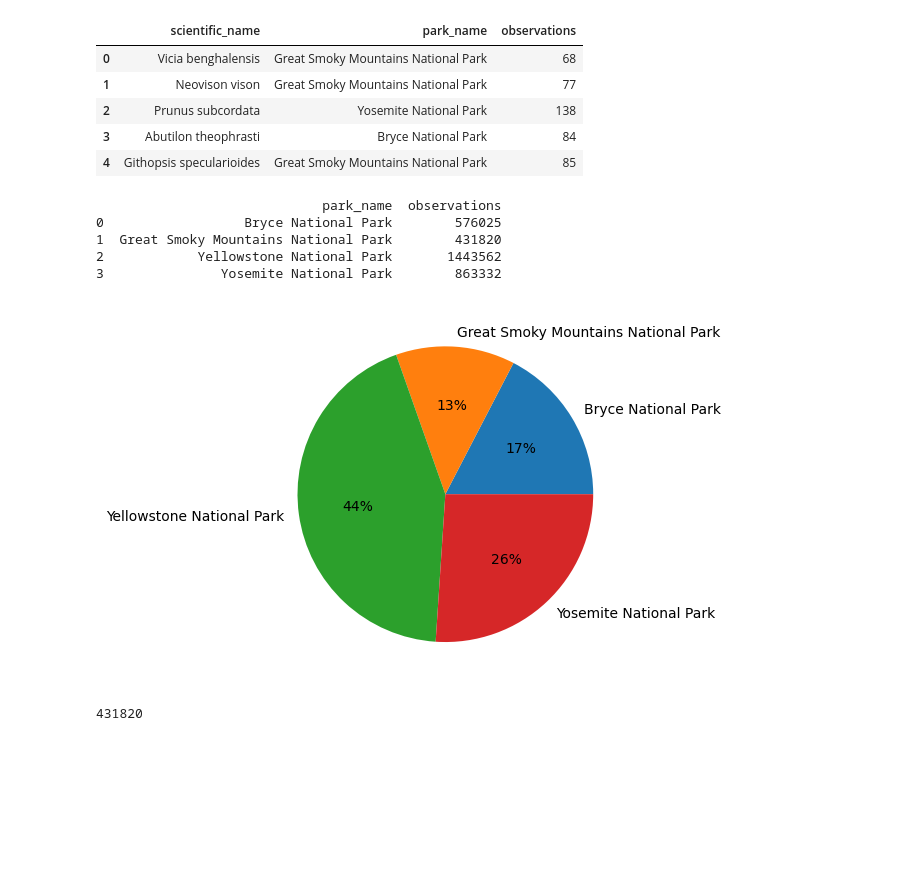
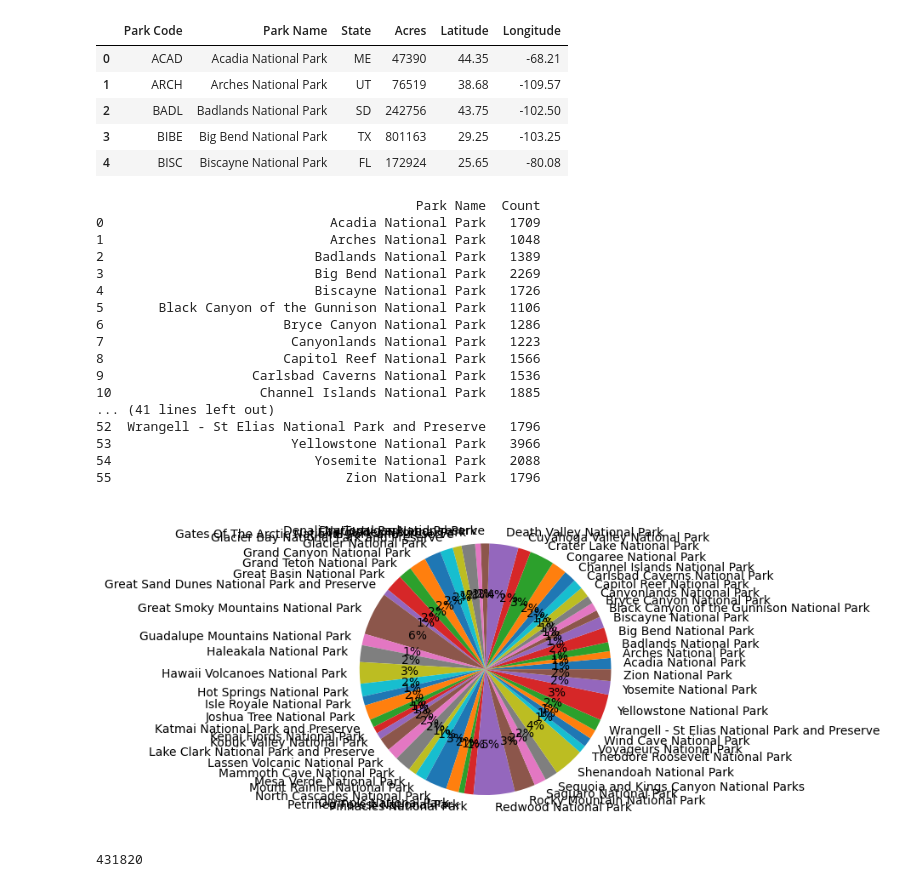
Before and after one commit to Chris-Quan/Biodiversity-in-National-Parks, a Jupyter notebook: main.ipynb, the cells around one changed output. Cells and saved outputs as stored; diff of their text form; code cells hidden in the pictures; blank space fills up the shorter version.

```diff
--- a/main.ipynb
+++ b/main.ipynb
@@ -5,6 +5,6 @@ import numpy as np
 from matplotlib import pyplot as plt
 import seaborn as sns
 # %%
-species_df = pd.read_csv('data/species_info.csv')
+species_df = pd.read_csv('data/species.csv')
 species_df.head()
 # %% [output]
@@ -17,33 +17,45 @@ species_df.head()
 # %%
-observations_df = pd.read_csv('data/observations.csv')
-observations_df.head()
+parks_df = pd.read_csv('data/parks.csv')
+parks_df.head()
 # %% [output]
-|  | scientific_name | park_name | observations |
-| 0 | Vicia benghalensis | Great Smoky Mountains National Park | 68 |
-| 1 | Neovison vison | Great Smoky Mountains National Park | 77 |
-| 2 | Prunus subcordata | Yosemite National Park | 138 |
-| 3 | Abutilon theophrasti | Bryce National Park | 84 |
-| 4 | Githopsis specularioides | Great Smoky Mountains National Park | 85 |
+|  | Park Code | Park Name | State | Acres | Latitude | Longitude |
+| 0 | ACAD | Acadia National Park | ME | 47390 | 44.35 | -68.21 |
+| 1 | ARCH | Arches National Park | UT | 76519 | 38.68 | -109.57 |
+| 2 | BADL | Badlands National Park | SD | 242756 | 43.75 | -102.50 |
+| 3 | BIBE | Big Bend National Park | TX | 801163 | 29.25 | -103.25 |
+| 4 | BISC | Biscayne National Park | FL | 172924 | 25.65 | -80.08 |
 # %%
 #EDA
 
 #find out many parks this data set covers and how many obersation per park
 
-unique_parks = observations_df.groupby("park_name")["observations"].sum().reset_index()
+grouped = species_df.groupby('Park Name').size().reset_index(name='Count')
 
 #unique_parks['percentage'] = unique_parks["observations"] / unique_parks["observations"].sum()*100
 
-print(unique_parks)
+print(grouped)
 
-plt.pie(unique_parks["observations"],labels = unique_parks["park_name"],autopct='%.0f%%')
+plt.pie(grouped["Count"],labels = grouped["Park Name"],autopct='%.0f%%')
 plt.show()
 # %% [output]
-                             park_name  observations
-0                  Bryce National Park        576025
-1  Great Smoky Mountains National Park        431820
-2            Yellowstone National Park       1443562
-3               Yosemite National Park        863332
+                                         Park Name  Count
+0                             Acadia National Park   1709
+1                             Arches National Park   1048
+2                           Badlands National Park   1389
+3                           Big Bend National Park   2269
+4                           Biscayne National Park   1726
+5       Black Canyon of the Gunnison National Park   1106
+6                       Bryce Canyon National Park   1286
+7                        Canyonlands National Park   1223
+8                       Capitol Reef National Park   1566
+9                   Carlsbad Caverns National Park   1536
+10                   Channel Islands National Park   1885
+... (41 lines left out)
+52  Wrangell - St Elias National Park and Preserve   1796
+53                       Yellowstone National Park   3966
+54                          Yosemite National Park   2088
+55                              Zion National Park   1796
-[figure, old version]
+[figure, new version]
 # %%
 uPark_df = observations_df.apply(lambda x: )
 # %% [output]
```
Also changed, not shown: parts of 1 cell of this notebook, 4 other files.
